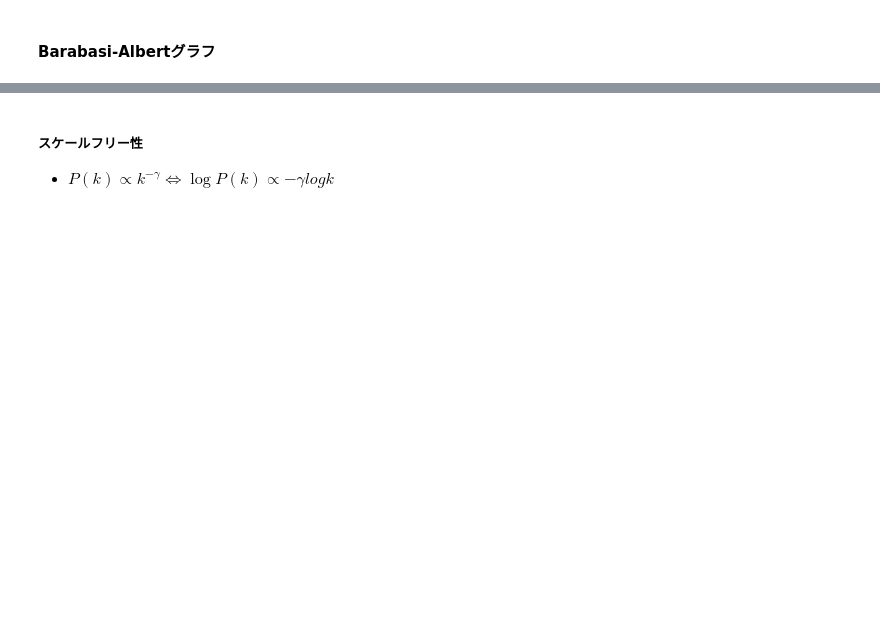
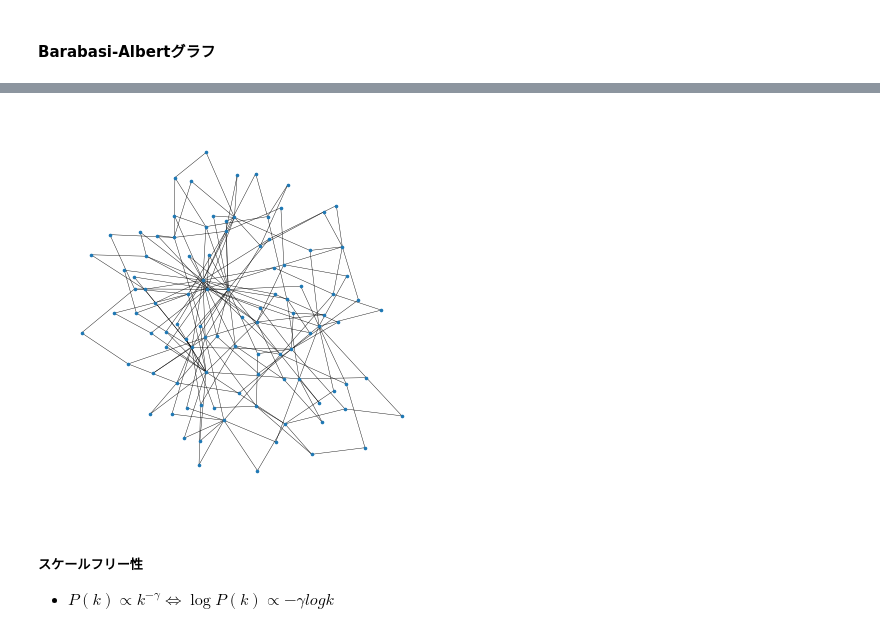
Before and after one commit to yamamoTo-spectatior/dstokuron_classworks, a Jupyter notebook: work/class07.ipynb, the cells around one changed output, grey strips where cells are left out. Drawn from its saved outputs; the diff is of its cells as text; code cells hidden in the pictures; blank space fills up the shorter version.

```diff
--- a/work/class07.ipynb
+++ b/work/class07.ipynb
@@ -291,3 +352,10 @@ plt.show()
+# %%
+plt.figure(figsize=(5,5))
+nx.draw_networkx(G, pos, with_labels=False, node_size=10,node_shape='.', width=0.3, font_size=30, font_family=font_prop.get_name())
+plt.axis("off")
+plt.show()
+# %% [output]
+[figure, added]
 # %% [markdown]
 ##### スケールフリー性
 - $P(k) \propto k^{-\gamma} \Leftrightarrow \log P(k) \propto -\gamma logk$
```
Also changed, not shown: parts of 20 cells of this notebook.
